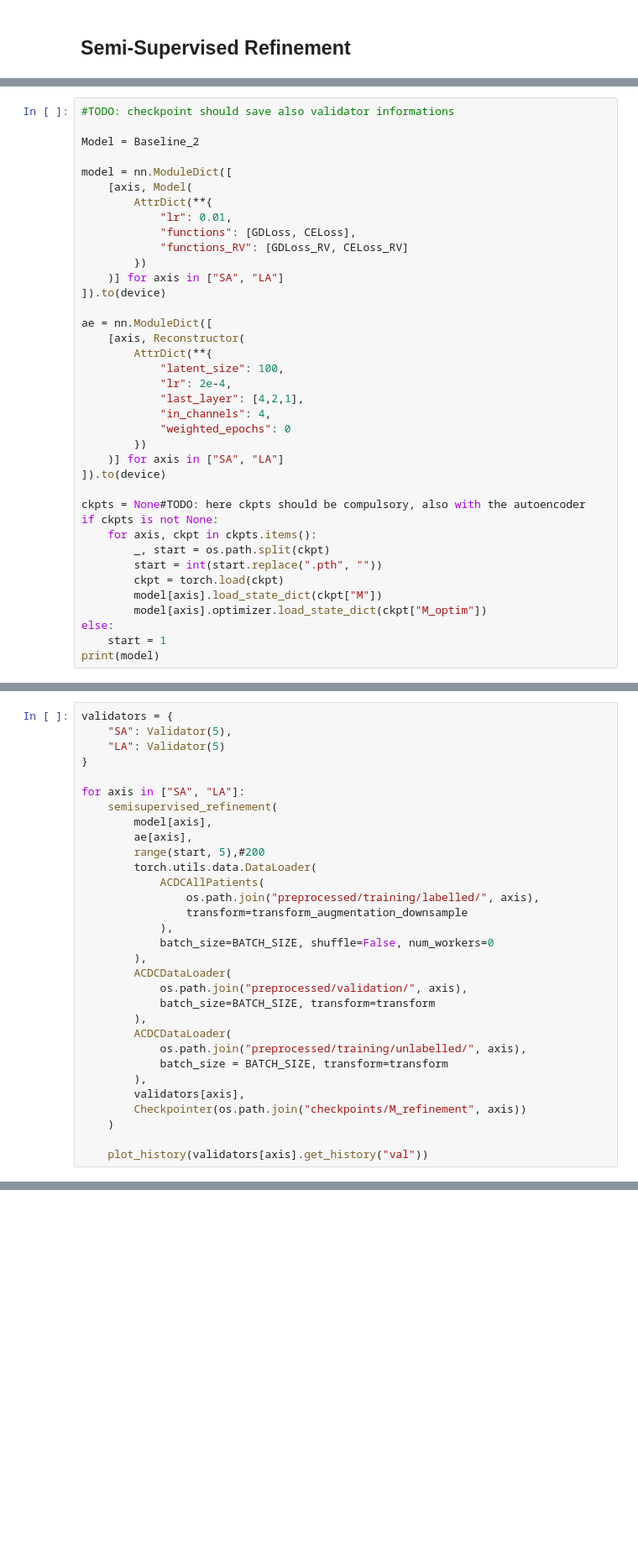
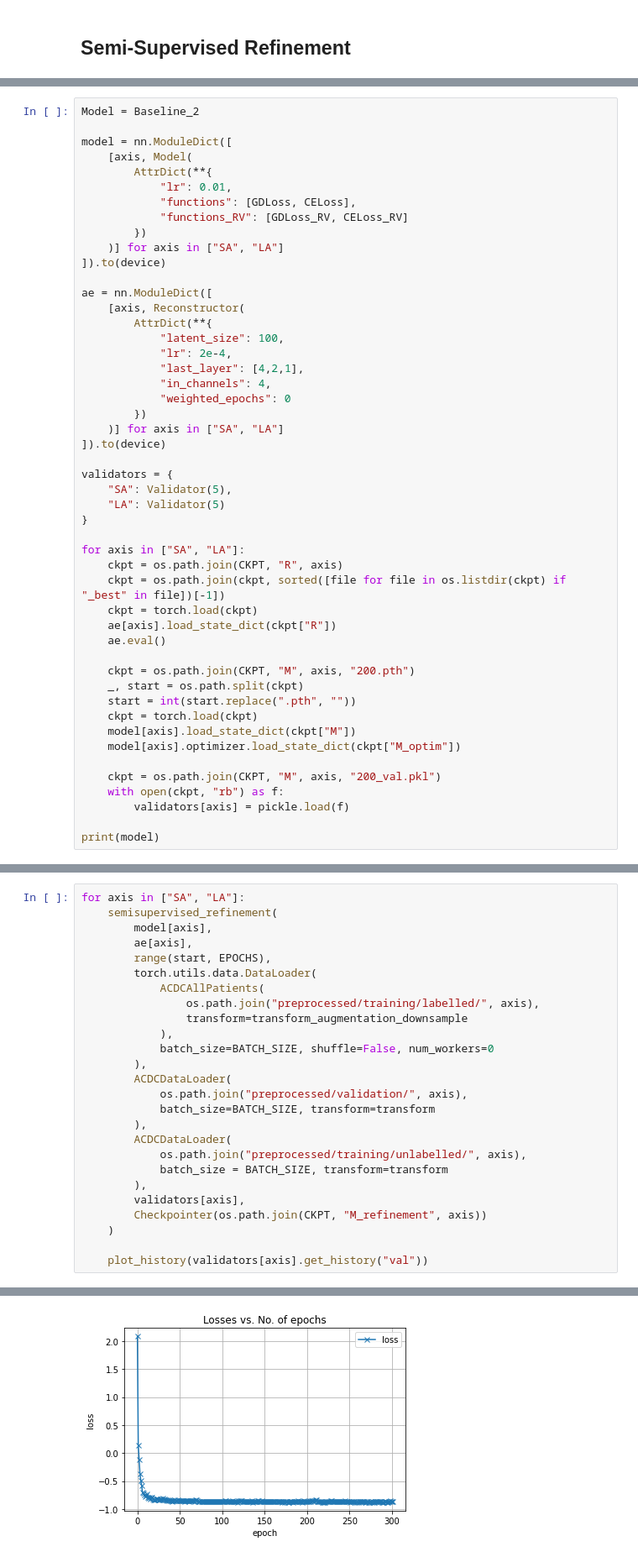
Before and after one commit to manigalati/MnMs2, a Jupyter notebook: Model_Refinement.ipynb, the cells around one changed output, grey strips where cells are left out. Shown: that part at 84% size. Cells and saved outputs as stored; diff of their text form; blank space fills up the shorter version.

```diff
--- a/Model_Refinement.ipynb
+++ b/Model_Refinement.ipynb
@@ -457,8 +693,6 @@ from utils import BATCH_SIZE, EPOCHS
 from utils import transform_augmentation_downsample, transform
 from utils import plot_history
 # %%
-#TODO: checkpoint should save also validator informations
-
 Model = Baseline_2
 
 model = nn.ModuleDict([
@@ -483,14 +717,27 @@ ae = nn.ModuleDict([
     )] for axis in ["SA", "LA"]
 ]).to(device)
 
-ckpts = None#TODO: here ckpts should be compulsory, also with the autoencoder
-if ckpts is not None:
-    for axis, ckpt in ckpts.items():
-        _, start = os.path.split(ckpt)
-        start = int(start.replace(".pth", ""))
-        ckpt = torch.load(ckpt)
-        model[axis].load_state_dict(ckpt["M"])
-        model[axis].optimizer.load_state_dict(ckpt["M_optim"])
-else:
-    start = 1
+validators = {
+    "SA": Validator(5),
+    "LA": Validator(5)
+}
+
+for axis in ["SA", "LA"]:
+    ckpt = os.path.join(CKPT, "R", axis)
+    ckpt = os.path.join(ckpt, sorted([file for file in os.listdir(ckpt) if "_best" in file])[-1])
+    ckpt = torch.load(ckpt)
+    ae[axis].load_state_dict(ckpt["R"])
+    ae.eval()
+
+    ckpt = os.path.join(CKPT, "M", axis, "200.pth")
+    _, start = os.path.split(ckpt)
+    start = int(start.replace(".pth", ""))
+    ckpt = torch.load(ckpt)
+    model[axis].load_state_dict(ckpt["M"])
+    model[axis].optimizer.load_state_dict(ckpt["M_optim"])
+
+    ckpt = os.path.join(CKPT, "M", axis, "200_val.pkl")
+    with open(ckpt, "rb") as f:
+        validators[axis] = pickle.load(f)
+
 print(model)
@@ -497,14 +762,9 @@ print(model)
 # %%
-validators = {
-    "SA": Validator(5),
-    "LA": Validator(5)
-}
-
 for axis in ["SA", "LA"]:
     semisupervised_refinement(
         model[axis],
         ae[axis],
-        range(start, 5),#200
+        range(start, EPOCHS),
         torch.utils.data.DataLoader(
             ACDCAllPatients(
                 os.path.join("preprocessed/training/labelled/", axis),
@@ -521,7 +781,8 @@ for axis in ["SA", "LA"]:
             batch_size = BATCH_SIZE, transform=transform
         ),
         validators[axis],
-        Checkpointer(os.path.join("checkpoints/M_refinement", axis))
+        Checkpointer(os.path.join(CKPT, "M_refinement", axis))
     )
 
     plot_history(validators[axis].get_history("val"))
+# %% [output]
@@ -527,0 +806 @@ for axis in ["SA", "LA"]:
+[figure, added]
```
Also changed, not shown: parts of 29 cells of this notebook.
